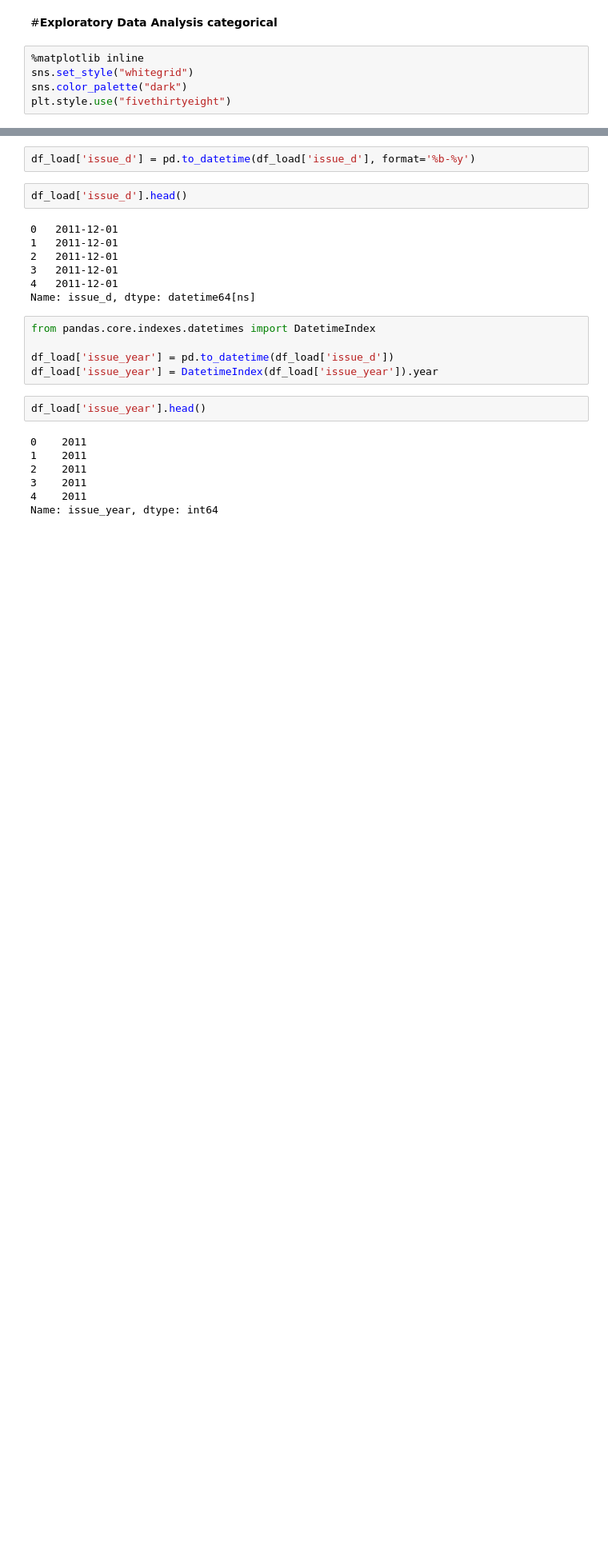
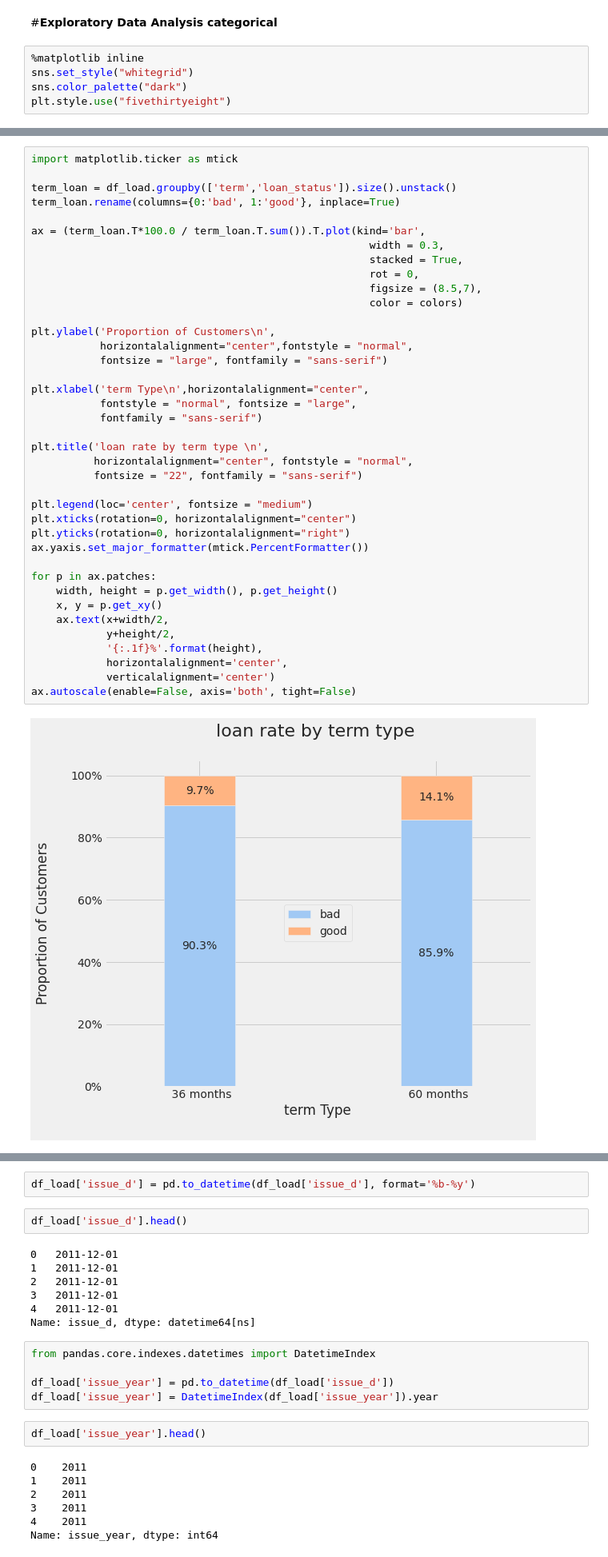
Before and after one commit to arfanrifqi/loan_prediction, a Jupyter notebook: loan_prediction(EDA).ipynb, the cells around one changed output, grey strips where cells are left out. Shown at 80% size. Drawn from its saved outputs; the diff is of its cells as text; blank space fills up the shorter version.

```diff
--- a/loan_prediction(EDA).ipynb
+++ b/loan_prediction(EDA).ipynb
@@ -388,0 +338,41 @@ plt.show()
+# %%
+import matplotlib.ticker as mtick
+
+term_loan = df_load.groupby(['term','loan_status']).size().unstack()
+term_loan.rename(columns={0:'bad', 1:'good'}, inplace=True)
+
+ax = (term_loan.T*100.0 / term_loan.T.sum()).T.plot(kind='bar',
+                                                      width = 0.3,
+                                                      stacked = True,
+                                                      rot = 0,
+                                                      figsize = (8.5,7),
+                                                      color = colors)
+
+plt.ylabel('Proportion of Customers\n',
+           horizontalalignment="center",fontstyle = "normal",
+           fontsize = "large", fontfamily = "sans-serif")
+
+plt.xlabel('term Type\n',horizontalalignment="center",
+           fontstyle = "normal", fontsize = "large",
+           fontfamily = "sans-serif")
+
+plt.title('loan rate by term type \n',
+          horizontalalignment="center", fontstyle = "normal",
+          fontsize = "22", fontfamily = "sans-serif")
+
+plt.legend(loc='center', fontsize = "medium")
+plt.xticks(rotation=0, horizontalalignment="center")
+plt.yticks(rotation=0, horizontalalignment="right")
+ax.yaxis.set_major_formatter(mtick.PercentFormatter())
+
+for p in ax.patches:
+    width, height = p.get_width(), p.get_height()
+    x, y = p.get_xy()
+    ax.text(x+width/2,
+            y+height/2,
+            '{:.1f}%'.format(height),
+            horizontalalignment='center',
+            verticalalignment='center')
+ax.autoscale(enable=False, axis='both', tight=False)
+# %% [output]
+[figure, added]
```
Also changed, not shown: parts of 20 cells of this notebook.
